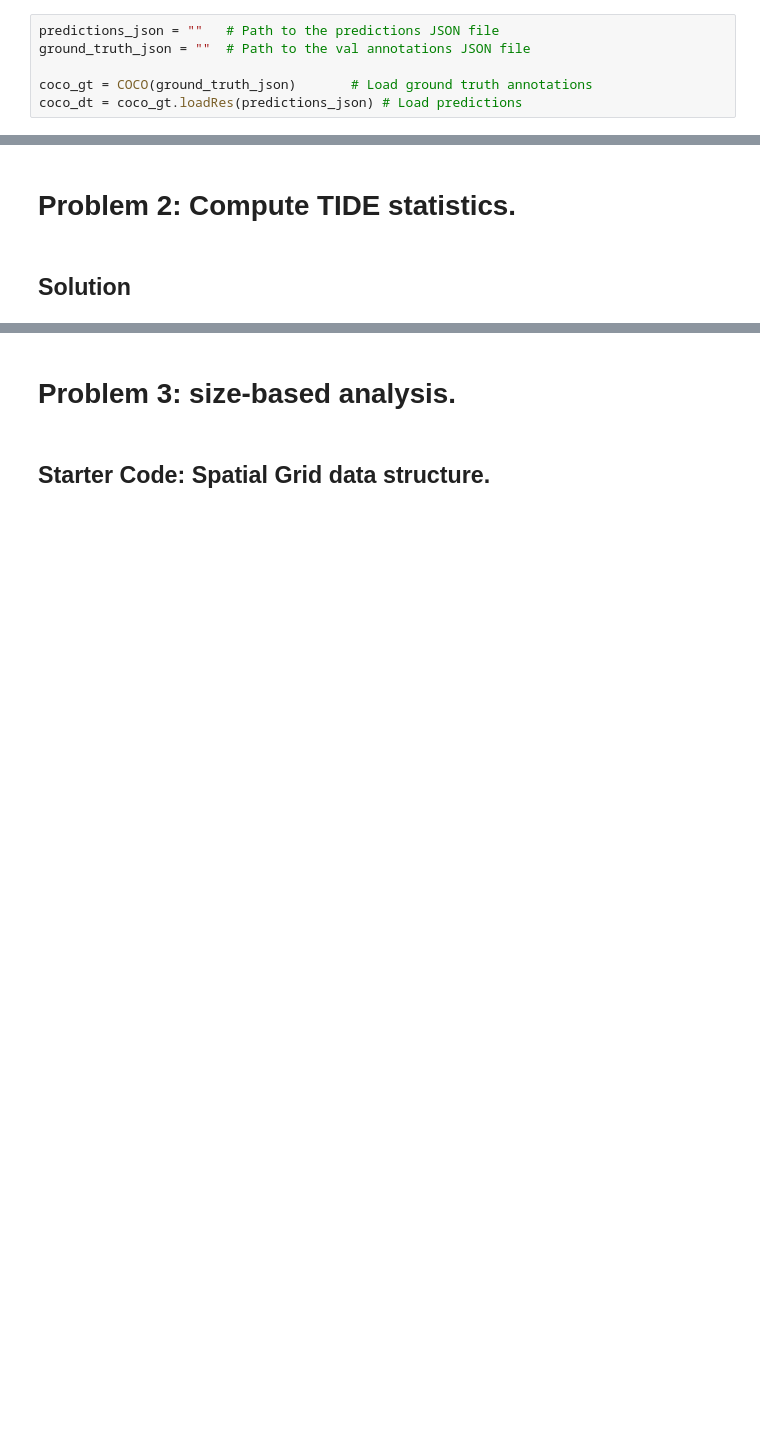
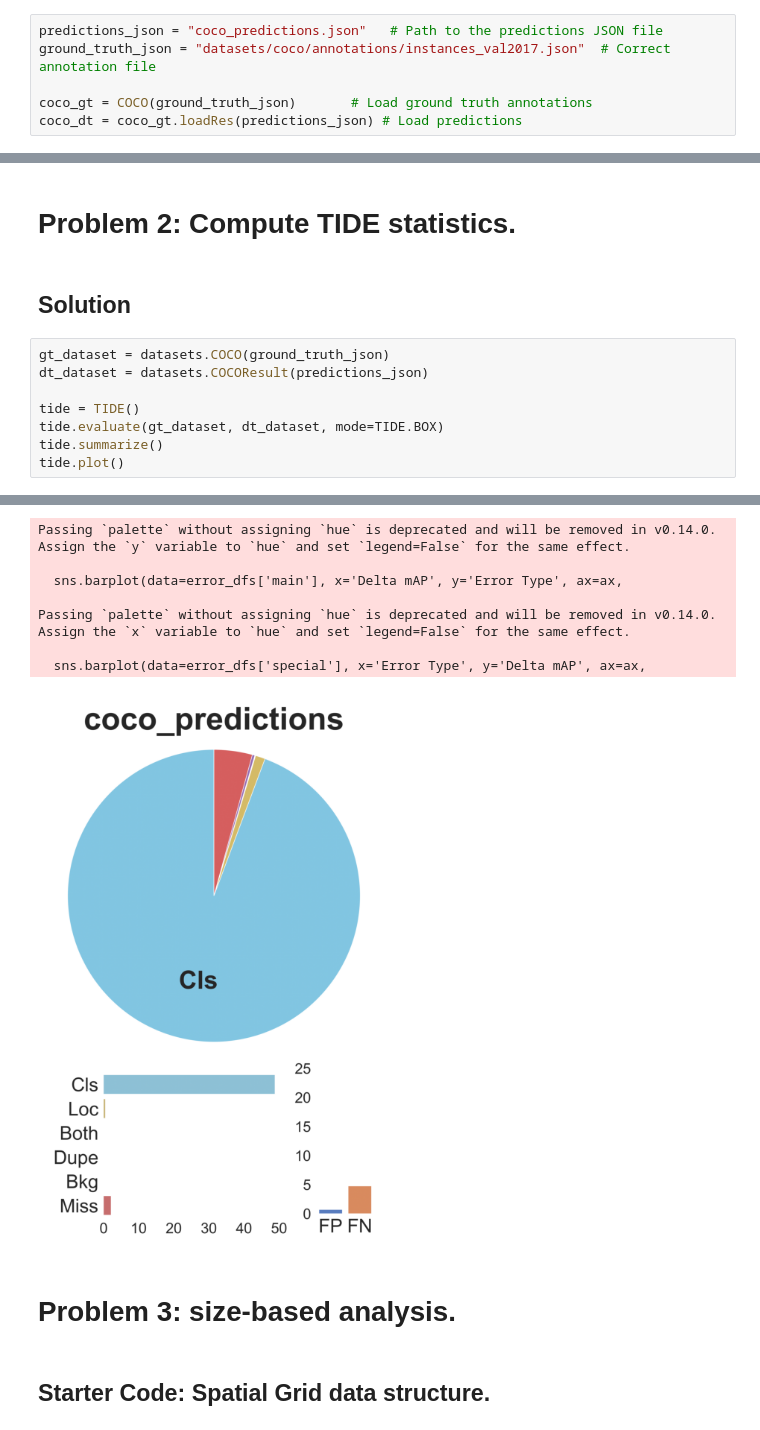
Before and after one commit to Vikranth3140/CSE344-CV, a Jupyter notebook: A1/Q4/Detection-Starter-Notebook.ipynb, the cells around one changed output, grey strips where cells are left out. Drawn from its saved outputs; the diff is of its cells as text; blank space fills up the shorter version.

```diff
--- a/A1/Q4/Detection-Starter-Notebook.ipynb
+++ b/A1/Q4/Detection-Starter-Notebook.ipynb
@@ -118,6 +148,6 @@ def prepare_inputs(coco_gt, coco_dt, max_dets=100):
 # %%
-predictions_json = ""   # Path to the predictions JSON file
-ground_truth_json = ""  # Path to the val annotations JSON file
+predictions_json = "coco_predictions.json"   # Path to the predictions JSON file
+ground_truth_json = "datasets/coco/annotations/instances_val2017.json"  # Correct annotation file
 
 coco_gt = COCO(ground_truth_json)       # Load ground truth annotations
 coco_dt = coco_gt.loadRes(predictions_json) # Load predictions
@@ -135,3 +210,12 @@ len(gts), len(dets)
 # Problem 2: Compute TIDE statistics.
 # %% [markdown]
 ## Solution
+# %%
+gt_dataset = datasets.COCO(ground_truth_json)
+dt_dataset = datasets.COCOResult(predictions_json)
+
+tide = TIDE()
+tide.evaluate(gt_dataset, dt_dataset, mode=TIDE.BOX)
+tide.summarize()
+tide.plot()
+# %% [output]
@@ -138,3 +239,11 @@ len(gts), len(dets)
+Passing `palette` without assigning `hue` is deprecated and will be removed in v0.14.0. Assign the `y` variable to `hue` and set `legend=False` for the same effect.
+
+  sns.barplot(data=error_dfs['main'], x='Delta mAP', y='Error Type', ax=ax,
+
+Passing `palette` without assigning `hue` is deprecated and will be removed in v0.14.0. Assign the `x` variable to `hue` and set `legend=False` for the same effect.
+
+  sns.barplot(data=error_dfs['special'], x='Error Type', y='Delta mAP', ax=ax,
+[figure, added]
 # %% [markdown]
 # Problem 3: size-based analysis.
 # %% [markdown]
```
Also changed, not shown: parts of 11 cells of this notebook, 8 other files.
